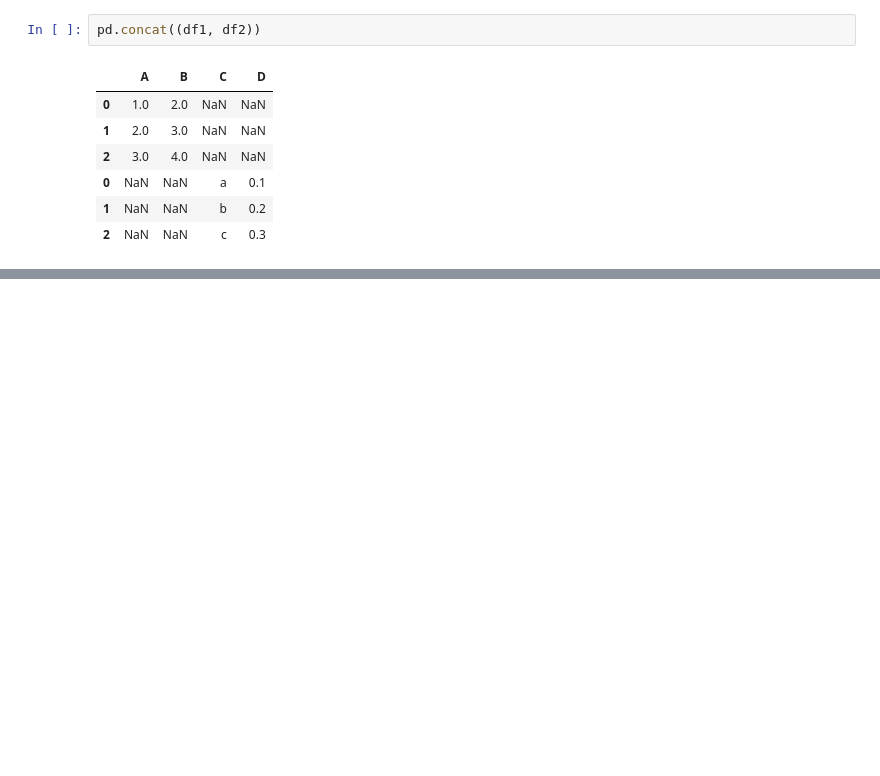
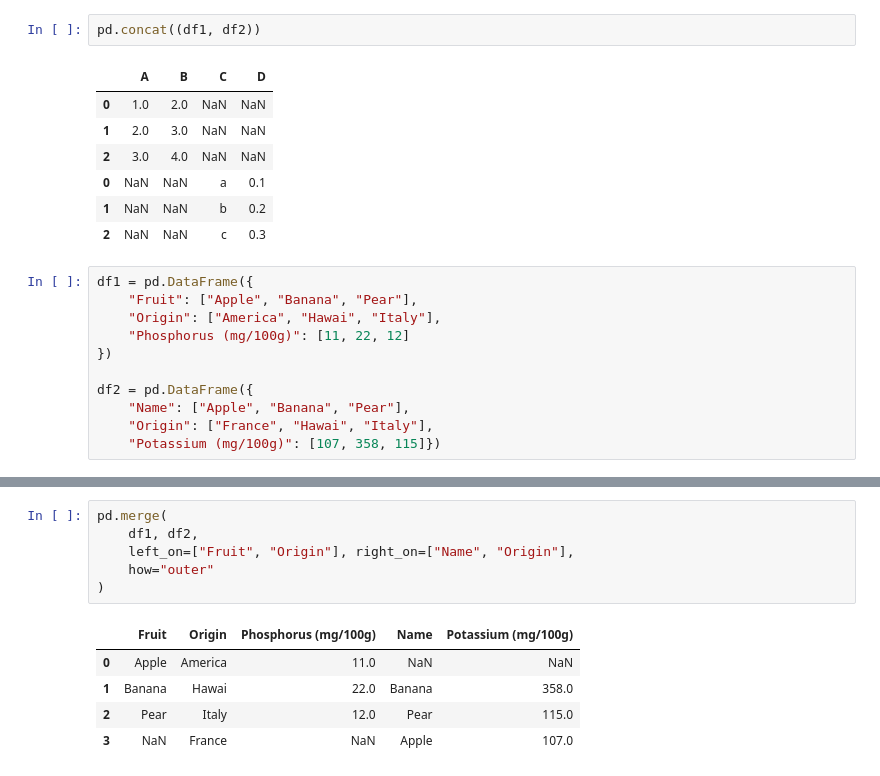
Before and after one commit to illumination-k/polars-pandas, a Jupyter notebook: work/pandas.ipynb, the cells around one changed output, grey strips where cells are left out. Drawn from its saved outputs; the diff is of its cells as text; blank space fills up the shorter version.

```diff
--- a/work/pandas.ipynb
+++ b/work/pandas.ipynb
@@ -279,3 +283,14 @@ pd.concat((df1, df2))
 | 0 | NaN | NaN | a | 0.1 |
 | 1 | NaN | NaN | b | 0.2 |
 | 2 | NaN | NaN | c | 0.3 |
+# %%
+df1 = pd.DataFrame({
+    "Fruit": ["Apple", "Banana", "Pear"],
+    "Origin": ["America", "Hawai", "Italy"],
+    "Phosphorus (mg/100g)": [11, 22, 12]
+})
+
+df2 = pd.DataFrame({
+    "Name": ["Apple", "Banana", "Pear"],
+    "Origin": ["France", "Hawai", "Italy"],
+    "Potassium (mg/100g)": [107, 358, 115]})
@@ -281,0 +307,12 @@ pd.concat((df1, df2))
+# %%
+pd.merge(
+    df1, df2,
+    left_on=["Fruit", "Origin"], right_on=["Name", "Origin"],
+    how="outer"
+)
+# %% [output]
+|  | Fruit | Origin | Phosphorus (mg/100g) | Name | Potassium (mg/100g) |
+| 0 | Apple | America | 11.0 | NaN | NaN |
+| 1 | Banana | Hawai | 22.0 | Banana | 358.0 |
+| 2 | Pear | Italy | 12.0 | Pear | 115.0 |
+| 3 | NaN | France | NaN | Apple | 107.0 |
```
Also changed, not shown: parts of 6 cells of this notebook, 2 other files.
